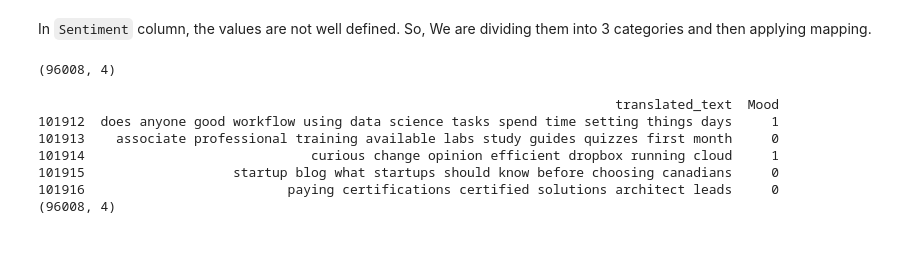
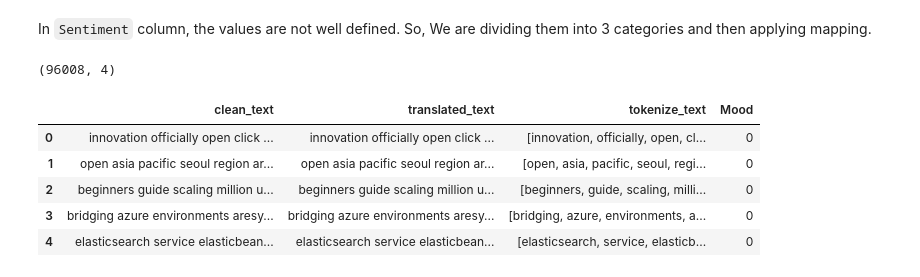
Before and after one commit to anmolpreet914/Analyzing-Twitter-Data-ML, a Jupyter notebook: Data Engineering/Data Engineering.ipynb, the cells around one changed output. Cells and saved outputs as stored; diff of their text form; code cells hidden in the pictures; blank space fills up the shorter version.

```diff
--- a/Data Engineering/Data Engineering.ipynb
+++ b/Data Engineering/Data Engineering.ipynb
@@ -162,16 +160,14 @@ df.drop('Sentiment',axis=1,inplace=True)
 df.shape
 # %% [output]
 (96008, 4)
+# %%
+df.head(5)
+# %% [output]
+|  | clean_text | translated_text | tokenize_text | Mood |
+| 0 | innovation officially open click ... | innovation officially open click ... | [innovation, officially, open, cl... | 0 |
+| 1 | open asia pacific seoul region ar... | open asia pacific seoul region ar... | [open, asia, pacific, seoul, regi... | 0 |
+| 2 | beginners guide scaling million u... | beginners guide scaling million u... | [beginners, guide, scaling, milli... | 0 |
+| 3 | bridging azure environments aresy... | bridging azure environments aresy... | [bridging, azure, environments, a... | 0 |
+| 4 | elasticsearch service elasticbean... | elasticsearch service elasticbean... | [elasticsearch, service, elasticb... | 0 |
 # %%
 df.to_csv("final_cleaned_translation_data.csv",index=True)
-# %%
-print(df[['translated_text','Mood']].tail())
-print(df.shape)
-# %% [output]
-                                                                          translated_text  Mood
-101912  does anyone good workflow using data science tasks spend time setting things days     1
-101913    associate professional training available labs study guides quizzes first month     0
-101914                             curious change opinion efficient dropbox running cloud     1
-101915                   startup blog what startups should know before choosing canadians     0
-101916                          paying certifications certified solutions architect leads     0
-(96008, 4)
```
Also changed, not shown: parts of 2 cells of this notebook.
